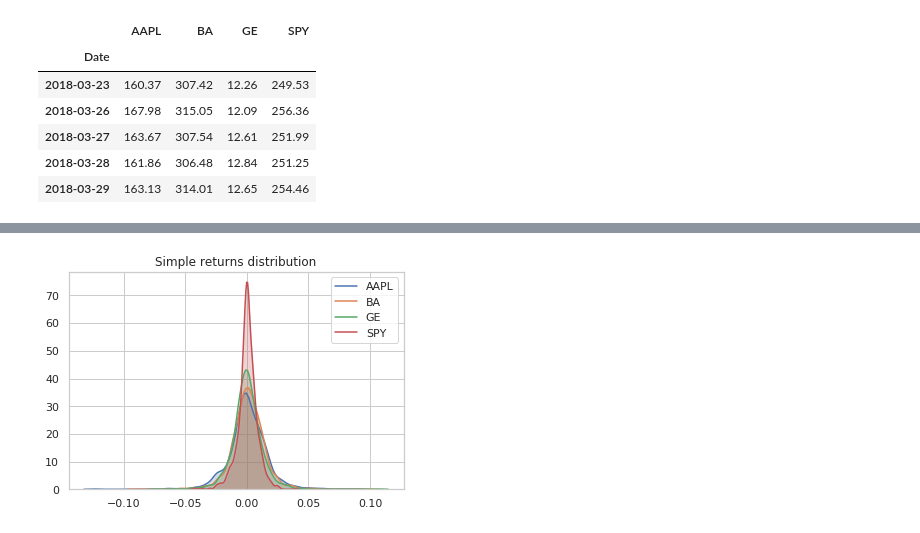
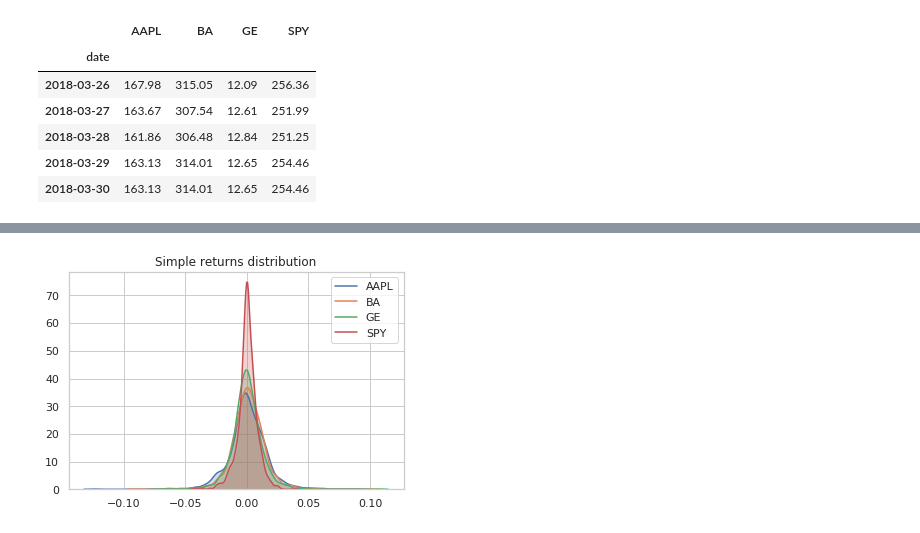
Before and after one commit to JulesHuisman/deep-learning, a Jupyter notebook: stocks.ipynb, the cells around one changed output, grey strips where cells are left out. Drawn from its saved outputs; the diff is of its cells as text; code cells hidden in the pictures.

```diff
--- a/stocks.ipynb
+++ b/stocks.ipynb
@@ -8,20 +8,20 @@ np.set_printoptions(suppress=True)
 # %%
 import importlib
 import stocks
 importlib.reload(stocks)
 from stocks import Stocks
 
-prices = Stocks(['AAPL', 'BA', 'GE', 'SPY'], start='2012-1-1')
+stocks = Stocks(['AAPL', 'BA', 'GE', 'SPY'], start='2012-1-1')
 
-stocks = prices.stocks
-sr = prices.simple_returns
-lr = prices.log_returns
-stocks.tail()
+prices = stocks.prices
+sr = simple_returns(prices)
+lr = log_returns(prices)
+prices.tail()
 # %% [output]
 |  | AAPL | BA | GE | SPY |
-| Date |  |  |  |  |
-| 2018-03-23 | 160.37 | 307.42 | 12.26 | 249.53 |
+| date |  |  |  |  |
 | 2018-03-26 | 167.98 | 315.05 | 12.09 | 256.36 |
 | 2018-03-27 | 163.67 | 307.54 | 12.61 | 251.99 |
 | 2018-03-28 | 161.86 | 306.48 | 12.84 | 251.25 |
 | 2018-03-29 | 163.13 | 314.01 | 12.65 | 254.46 |
+| 2018-03-30 | 163.13 | 314.01 | 12.65 | 254.46 |
```
Also changed, not shown: parts of 11 cells of this notebook, 8 other files.
